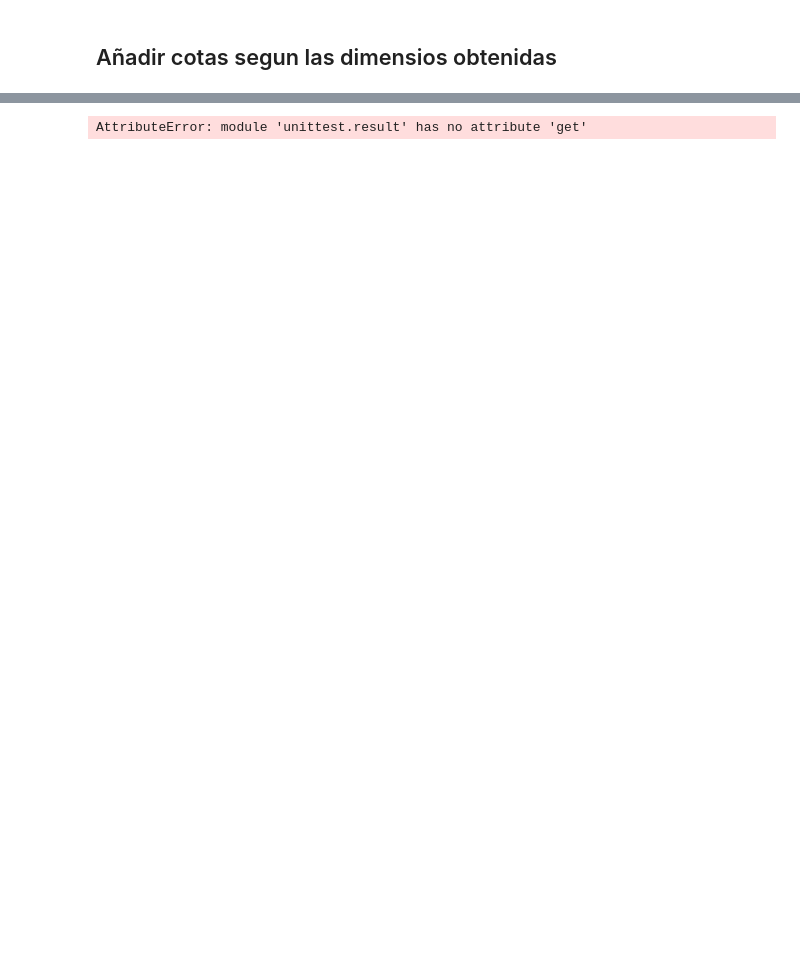
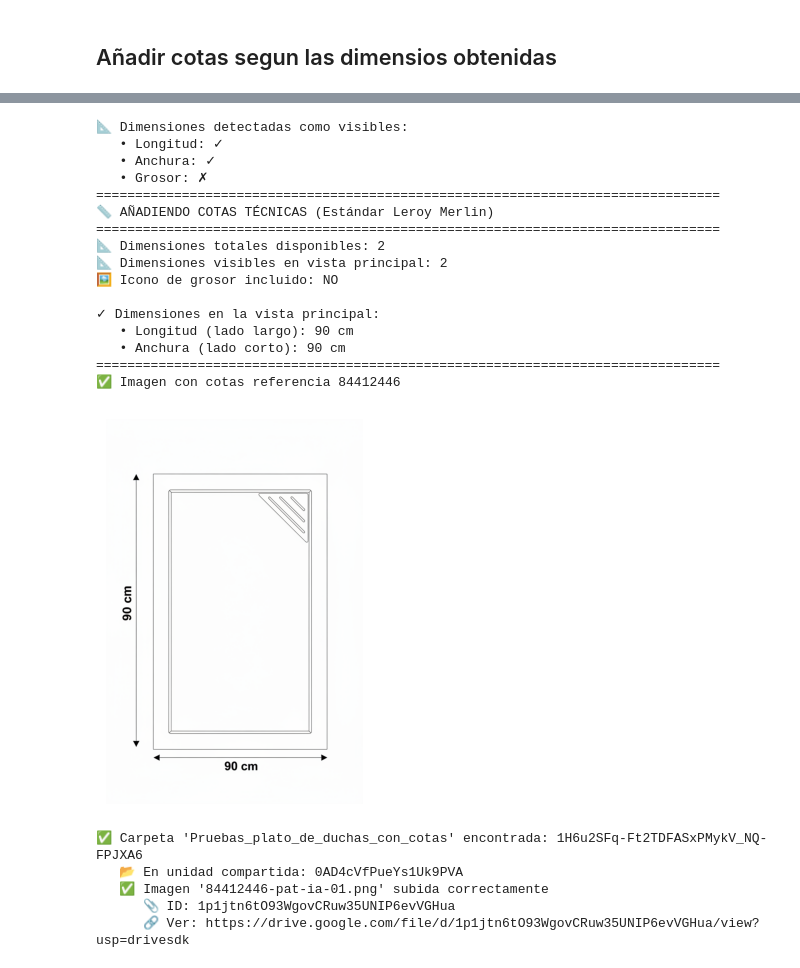
Before and after one commit to diegodelapuentealonso/imagenes_cotas_dimensiones, a Jupyter notebook: nano_banana_cotas_platos_ducha.ipynb, the cells around one changed output, grey strips where cells are left out. Cells and saved outputs as stored; diff of their text form; code cells hidden in the pictures; blank space fills up the shorter version.

```diff
--- a/nano_banana_cotas_platos_ducha.ipynb
+++ b/nano_banana_cotas_platos_ducha.ipynb
@@ -938,37 +1133,61 @@ print(f"   • Grosor: {'✓' if visible_dims.get('thickness') else '✗'}")
 response = get_dimensions_added_from_pictogram(
     dimensiones=dimensiones,
     image=pictogram_image,
-    visible_dimensions=visible_dims
+    visible_dimensions=visible_dims,
+    thickness_icon_image=thickness_icon
 )
 
 if response:
     print(f"✅ Imagen con cotas referencia {reference}")
 else:
     print("⚠️ No se pudo generar la imagen con cotas")
 
 # Extraer la imagen de la respuesta
 if response and response.candidates:
     # Obtener la primera parte de la respuesta que contiene la imagen
     for part in response.candidates[0].content.parts:
         if part.inline_data:
             # Convertir los bytes de la imagen a PIL Image
             image_data = part.inline_data.data
             generated_image = Image.open(BytesIO(image_data))
 
             # Mostrar la imagen
             plt.figure(figsize=(5, 5))
             plt.imshow(generated_image)
             plt.axis('off') # Hide the X and Y axes
             plt.show()
-            folder_path = Path(FOLDER_IMAGES) / f"mod_{model_name.replace(' ', '_')}"
+            folder_path = Path(FOLDER_IMAGES)
             file_path = folder_path / f"{reference}-pat-01.png"
             # Guardar la imagen
             generated_image.save(file_path)
+
             # Guardar drive
+            parent_folder_id = get_drive_folder_id(DRIVE_FOLDER_NAME)
             drive_file = upload_image_to_drive_from_memory(
                 image=generated_image,
                 file_name=f"{reference}-pat-ia-01.png",
-                folder_id=subfolder_id
+                folder_id=parent_folder_id
             )
 # %% [output]
-AttributeError: module 'unittest.result' has no attribute 'get'
+📐 Dimensiones detectadas como visibles:
+   • Longitud: ✓
+   • Anchura: ✓
+   • Grosor: ✗
+================================================================================
+📏 AÑADIENDO COTAS TÉCNICAS (Estándar Leroy Merlin)
+================================================================================
+📐 Dimensiones totales disponibles: 2
+📐 Dimensiones visibles en vista principal: 2
+🖼️ Icono de grosor incluido: NO
+
+✓ Dimensiones en la vista principal:
+   • Longitud (lado largo): 90 cm
+   • Anchura (lado corto): 90 cm
+================================================================================
+✅ Imagen con cotas referencia 84412446
+[figure, added]
+✅ Carpeta 'Pruebas_plato_de_duchas_con_cotas' encontrada: 1H6u2SFq-Ft2TDFASxPMykV_NQ-FPJXA6
+   📂 En unidad compartida: 0AD4cVfPueYs1Uk9PVA
+   ✅ Imagen '84412446-pat-ia-01.png' subida correctamente
+      📎 ID: 1p1jtn6tO93WgovCRuw35UNIP6evVGHua
+      🔗 Ver: https://drive.google.com/file/d/1p1jtn6tO93WgovCRuw35UNIP6evVGHua/view?usp=drivesdk
```
Also changed, not shown: parts of 8 cells of this notebook, 2 other files.
